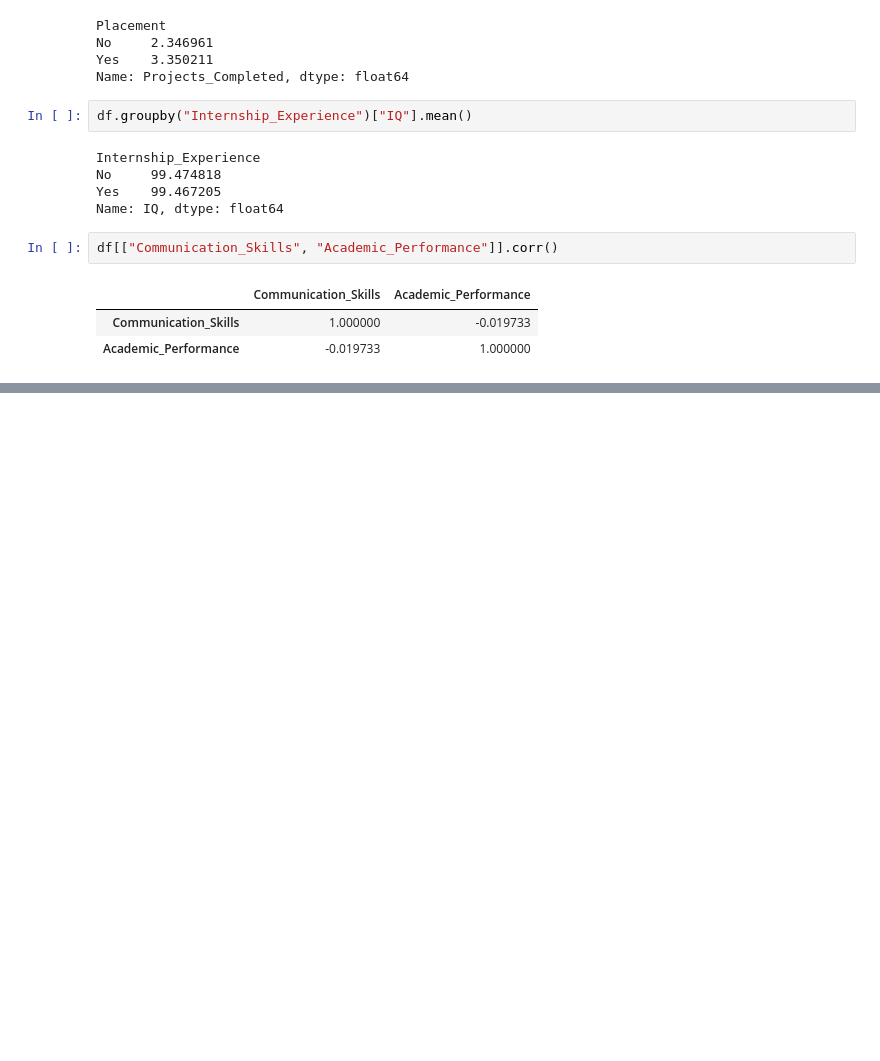
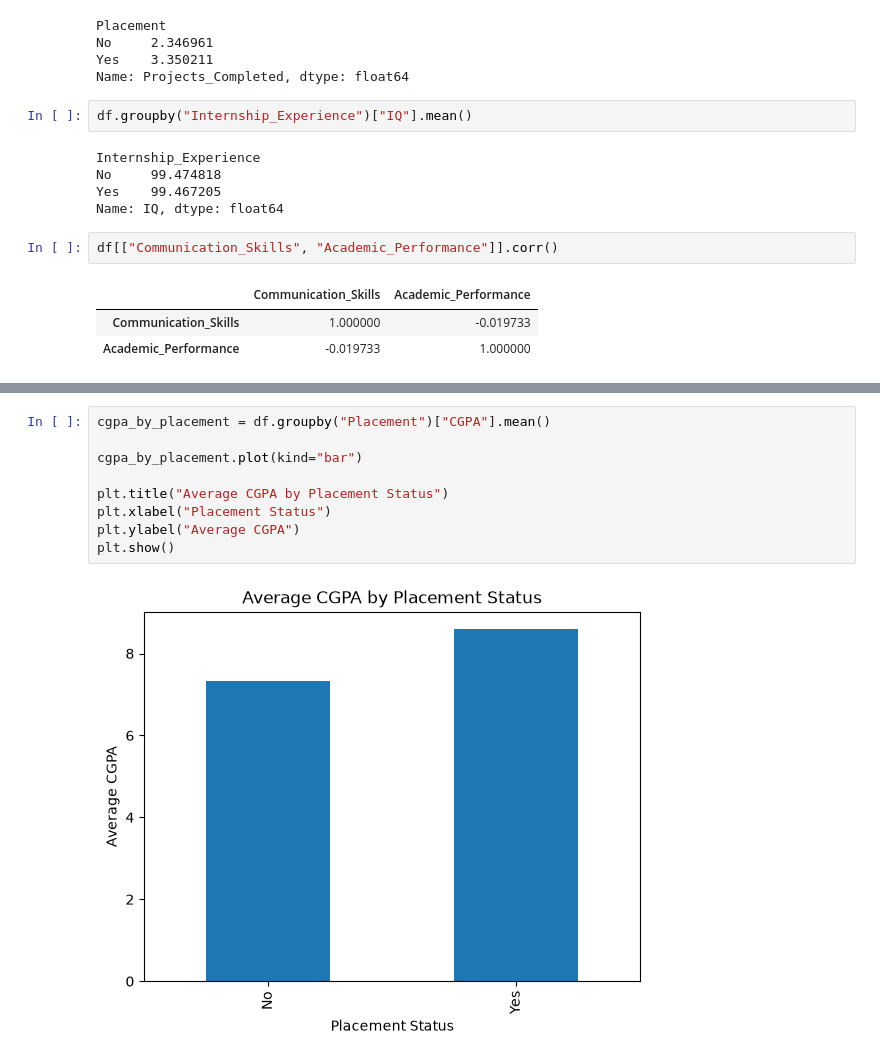
Before and after one commit to Shrexya/College-Placement-Data-Analysis, a Jupyter notebook: Notebook/placement_analysis.ipynb, the cells around one changed output, grey strips where cells are left out. Drawn from its saved outputs; the diff is of its cells as text; blank space fills up the shorter version.

```diff
--- a/Notebook/placement_analysis.ipynb
+++ b/Notebook/placement_analysis.ipynb
@@ -328,0 +348,11 @@ df[["Communication_Skills", "Academic_Performance"]].corr()
+# %%
+cgpa_by_placement = df.groupby("Placement")["CGPA"].mean()
+
+cgpa_by_placement.plot(kind="bar")
+
+plt.title("Average CGPA by Placement Status")
+plt.xlabel("Placement Status")
+plt.ylabel("Average CGPA")
+plt.show()
+# %% [output]
+[figure, added]
```
Also changed, not shown: parts of 5 cells of this notebook, 1 other file.
